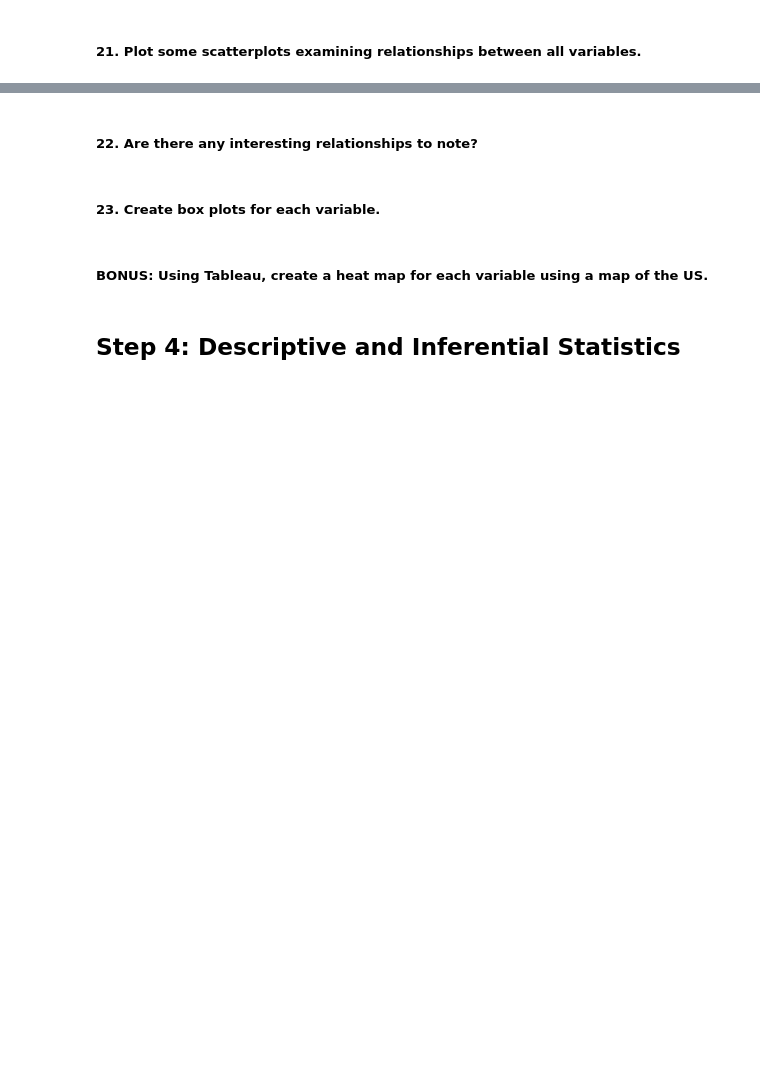
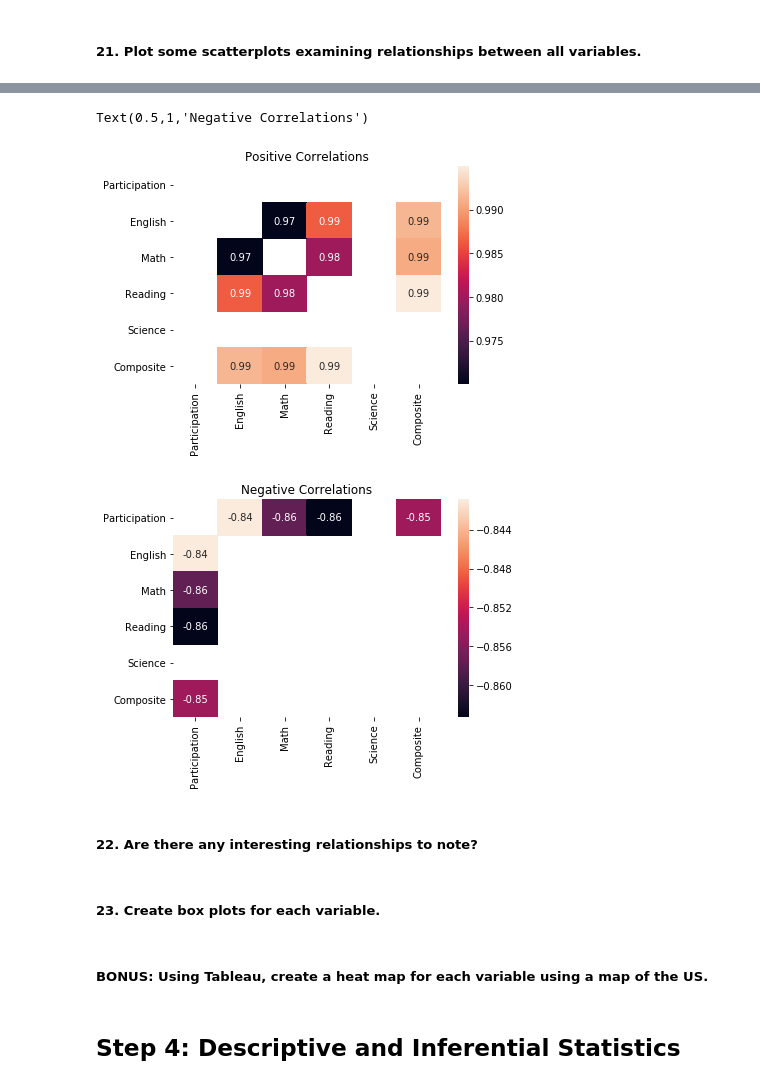
Before and after one commit to rajangdavis/Standardized-Testing-Participation-Exploration, a Jupyter notebook: rajan_davis_la/code/starter-code.ipynb, the cells around one changed output, grey strips where cells are left out. Cells and saved outputs as stored; diff of their text form; code cells hidden in the pictures; blank space fills up the shorter version.

```diff
--- a/rajan_davis_la/code/starter-code.ipynb
+++ b/rajan_davis_la/code/starter-code.ipynb
@@ -350,3 +394,16 @@ That the means of random samples of the data will be normally distributed.
+# %%
+adc = act_data.iloc[2:].corr()
+ax = plt.axes()
+sns.heatmap(adc.where((adc > .5) & (adc != 1)), annot=True,ax=ax)
+ax.set_title("Positive Correlations");
+plt.figure()
+ax = plt.axes()
+sns.heatmap(adc.where(adc < -.5), annot=True, ax=ax)
+ax.set_title("Negative Correlations")
+# %% [output]
+Text(0.5,1,'Negative Correlations')
+[figure, added]
+[figure, added]
 # %% [markdown]
 ##### 22. Are there any interesting relationships to note?
 # %% [markdown]
```
Also changed, not shown: parts of 8 cells of this notebook.
